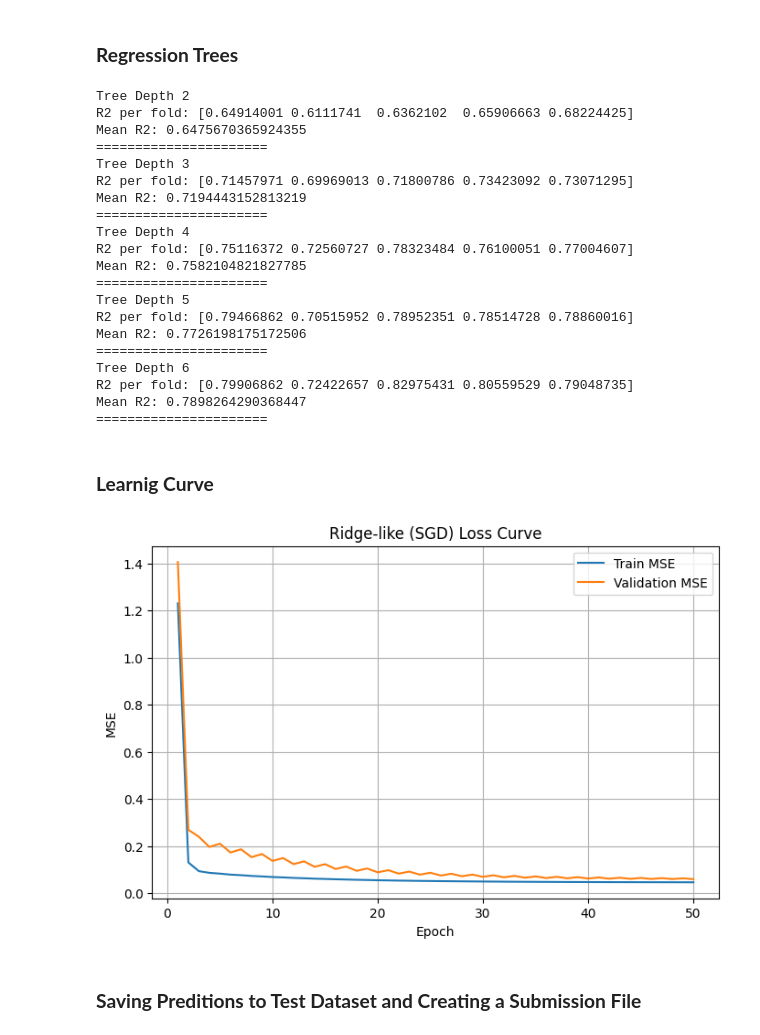
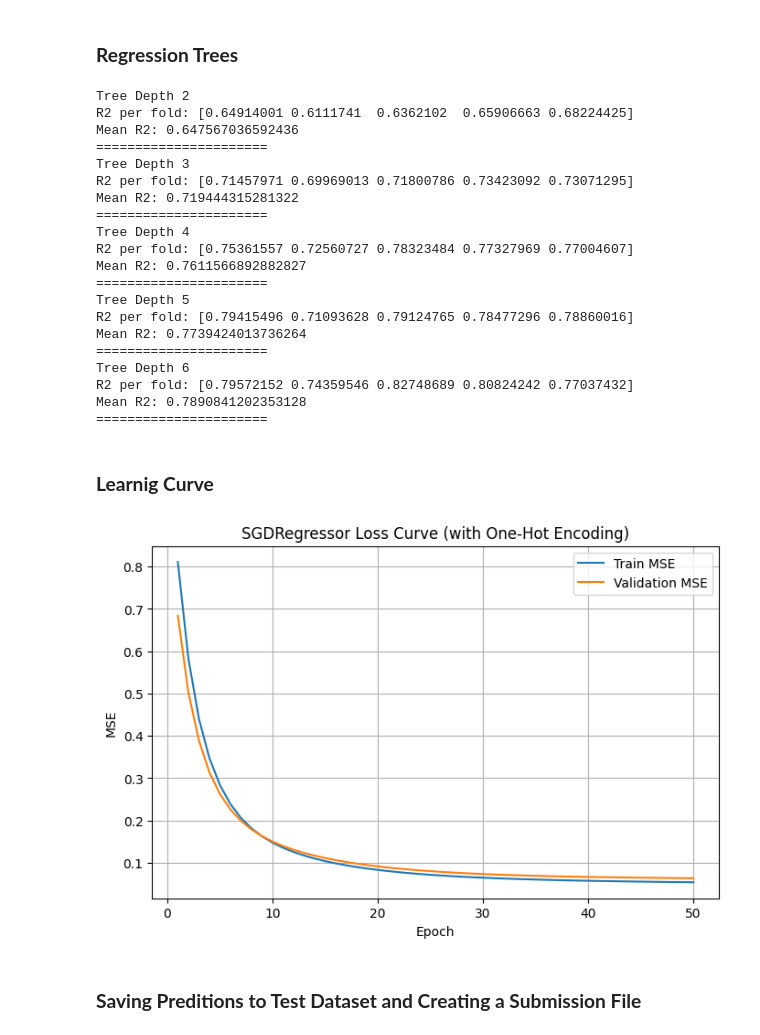
Before and after one commit to ammarelghamry16/ML-projects, a Jupyter notebook: laptop_price_ml.ipynb, the cells around one changed output. Saved outputs shown, nothing was run; the diff lists cells and outputs as text; code cells hidden in the pictures.

Commit message:
preprocessing pipeline added for all models

```diff
--- a/laptop_price_ml.ipynb
+++ b/laptop_price_ml.ipynb
@@ -743,9 +743,6 @@ HDD                      6
 SSD                     11
 OS                       3
 dtype: int64
-# %%
-df = pd.get_dummies(df, columns=['Company','TypeName','CPU_Company','GPU_Company','CPU','OS'], drop_first=True)
-df_test = pd.get_dummies(df_test, columns=['Company','TypeName','CPU_Company','GPU_Company','CPU','OS'], drop_first=True)
 # %%
 df.head()
 # %% [output]
@@ -818,9 +810,0 @@ df_test.head()
-# %%
-missing_cols = set(X.columns) - set(df_test.columns)
-for c in missing_cols:
-    df_test[c] = False
-
-extra_cols = set(df_test.columns) - set(X.columns) - {'id'}
-df_test = df_test.drop(columns=list(extra_cols))
-
-X_test=df_test[X.columns]
@@ -1039,17 +1086,14 @@ Mean MAE: 0.17997343383602998
 # %% [markdown]
 ### **Regression Trees**
 # %%
-num_features = ["CPU_Frequency (GHz)", "RAM (GB)", "Weight (kg)", "ppi", "HDD", "SSD"]
-cat_features = [c for c in X.columns if c not in num_features]
-
 depths = [2,3,4,5,6]
 
 for d in depths:
 
     preprocess = ColumnTransformer(
         transformers=[
-            ("num", "passthrough", num_features),
-            ("cat", "passthrough", cat_features)
+            ("num", "passthrough", numeric_features),
+            ("cat", OneHotEncoder(handle_unknown='ignore'), categorical_features)
         ]
     )
 
@@ -1069,33 +1113,60 @@ for d in depths:
 # %% [output]
 Tree Depth 2
 R2 per fold: [0.64914001 0.6111741  0.6362102  0.65906663 0.68224425]
-Mean R2: 0.6475670365924355
+Mean R2: 0.647567036592436
 ======================
 Tree Depth 3
 R2 per fold: [0.71457971 0.69969013 0.71800786 0.73423092 0.73071295]
-Mean R2: 0.7194443152813219
+Mean R2: 0.719444315281322
 ======================
 Tree Depth 4
-R2 per fold: [0.75116372 0.72560727 0.78323484 0.76100051 0.77004607]
-Mean R2: 0.7582104821827785
+R2 per fold: [0.75361557 0.72560727 0.78323484 0.77327969 0.77004607]
+Mean R2: 0.7611566892882827
 ======================
 Tree Depth 5
-R2 per fold: [0.79466862 0.70515952 0.78952351 0.78514728 0.78860016]
-Mean R2: 0.7726198175172506
+R2 per fold: [0.79415496 0.71093628 0.79124765 0.78477296 0.78860016]
+Mean R2: 0.7739424013736264
 ======================
 Tree Depth 6
-R2 per fold: [0.79906862 0.72422657 0.82975431 0.80559529 0.79048735]
-Mean R2: 0.7898264290368447
+R2 per fold: [0.79572152 0.74359546 0.82748689 0.80824242 0.77037432]
+Mean R2: 0.7890841202353128
 ======================
 # %% [markdown]
 ### **Learnig Curve**
 # %%
-X_train, X_val, y_train, y_val = train_test_split(X, y, test_size=0.2, random_state=42)
+from sklearn.compose import ColumnTransformer
+from sklearn.preprocessing import OneHotEncoder, StandardScaler
+from sklearn.pipeline import Pipeline
+from sklearn.linear_model import SGDRegressor
+from sklearn.model_selection import train_test_split
+from sklearn.metrics import mean_squared_error
+import numpy as np
+import matplotlib.pyplot as plt
+
+target_col = 'Price (Euro)'
+
+categorical_features = ['Company','TypeName','CPU_Company','GPU_Company','CPU','OS']
+numeric_features = [c for c in df.columns
+                    if c not in categorical_features + [target_col, 'id']]
+
+X = df.drop(columns=[target_col])
+y = np.log(df[target_col])
+
+X_train, X_val, y_train, y_val = train_test_split(
+    X, y, test_size=0.2, random_state=42
+)
 
 epochs = 50
 
+preprocess = ColumnTransformer(
+    transformers=[
+        ("num", StandardScaler(), numeric_features),
+        ("cat", OneHotEncoder(handle_unknown="ignore"), categorical_features),
+    ]
+)
+
 model = Pipeline([
-    ("scaler", StandardScaler()),
+    ("preprocess", preprocess),
     ("sgd", SGDRegressor(
         loss="squared_error",
         penalty="l2",
@@ -1105,34 +1176,34 @@ model = Pipeline([
         power_t=0.25,
         max_iter=1,
         tol=None,
         random_state=42,
         warm_start=True,
         fit_intercept=True,
         average=False
     ))
 ])
 
 train_mse, val_mse = [], []
 
 for epoch in range(1, epochs + 1):
     model.fit(X_train, y_train)
 
     train_pred = model.predict(X_train)
     val_pred = model.predict(X_val)
 
     train_mse.append(mean_squared_error(y_train, train_pred))
     val_mse.append(mean_squared_error(y_val, val_pred))
 
 plt.figure(figsize=(8,5))
 plt.plot(range(1, epochs+1), train_mse, label="Train MSE")
 plt.plot(range(1, epochs+1), val_mse, label="Validation MSE")
 plt.xlabel("Epoch")
 plt.ylabel("MSE")
-plt.title("Ridge-like (SGD) Loss Curve")
+plt.title("SGDRegressor Loss Curve (with One-Hot Encoding)")
 plt.grid(True)
 plt.legend()
 plt.show()
 # %% [output]
-[figure, old version]
+[figure, new version]
 # %% [markdown]
 ### **Saving Preditions to Test Dataset and Creating a Submission File**
```
Also changed, not shown: parts of 28 cells of this notebook, 1 other file.
